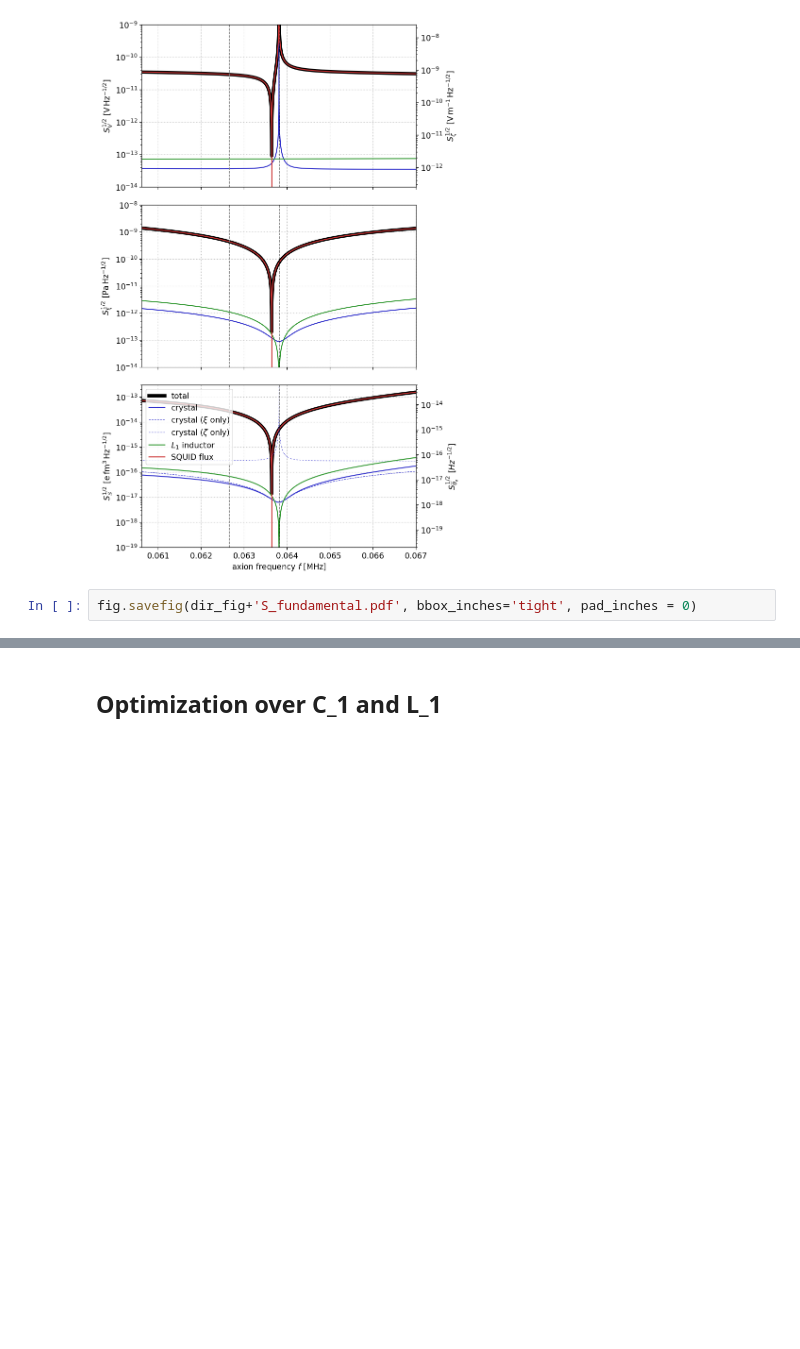
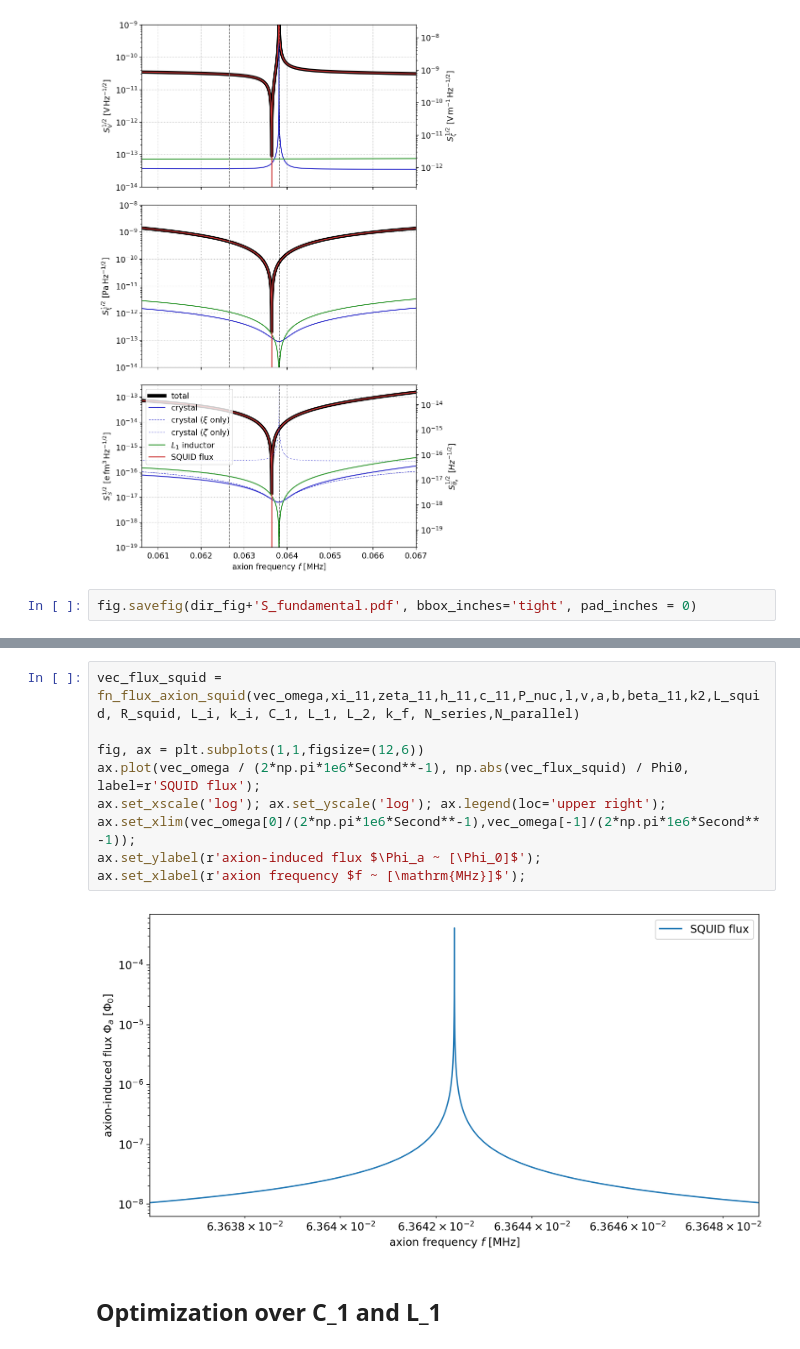
Before and after one commit to kenvantilburg/piezoaxionic-effect, a Jupyter notebook: code/supporting_plots.ipynb, the cells around one changed output, grey strips where cells are left out. Cells and saved outputs as stored; diff of their text form; blank space fills up the shorter version.

```diff
--- a/code/supporting_plots.ipynb
+++ b/code/supporting_plots.ipynb
@@ -347,3 +374,14 @@ ax.set_xlabel(r'axion frequency $f ~ [\mathrm{MHz}]$');
+# %%
+vec_flux_squid = fn_flux_axion_squid(vec_omega,xi_11,zeta_11,h_11,c_11,P_nuc,l,v,a,b,beta_11,k2,L_squid, R_squid, L_i, k_i, C_1, L_1, L_2, k_f, N_series,N_parallel)
+
+fig, ax = plt.subplots(1,1,figsize=(12,6))
+ax.plot(vec_omega / (2*np.pi*1e6*Second**-1), np.abs(vec_flux_squid) / Phi0, label=r'SQUID flux');
+ax.set_xscale('log'); ax.set_yscale('log'); ax.legend(loc='upper right');
+ax.set_xlim(vec_omega[0]/(2*np.pi*1e6*Second**-1),vec_omega[-1]/(2*np.pi*1e6*Second**-1));
+ax.set_ylabel(r'axion-induced flux $\Phi_a ~ [\Phi_0]$');
+ax.set_xlabel(r'axion frequency $f ~ [\mathrm{MHz}]$');
+# %% [output]
+[figure, added]
 # %% [markdown]
 ## Optimization over C_1 and L_1
 # %%
```
Also changed, not shown: parts of 5 cells of this notebook, 6 other files.
